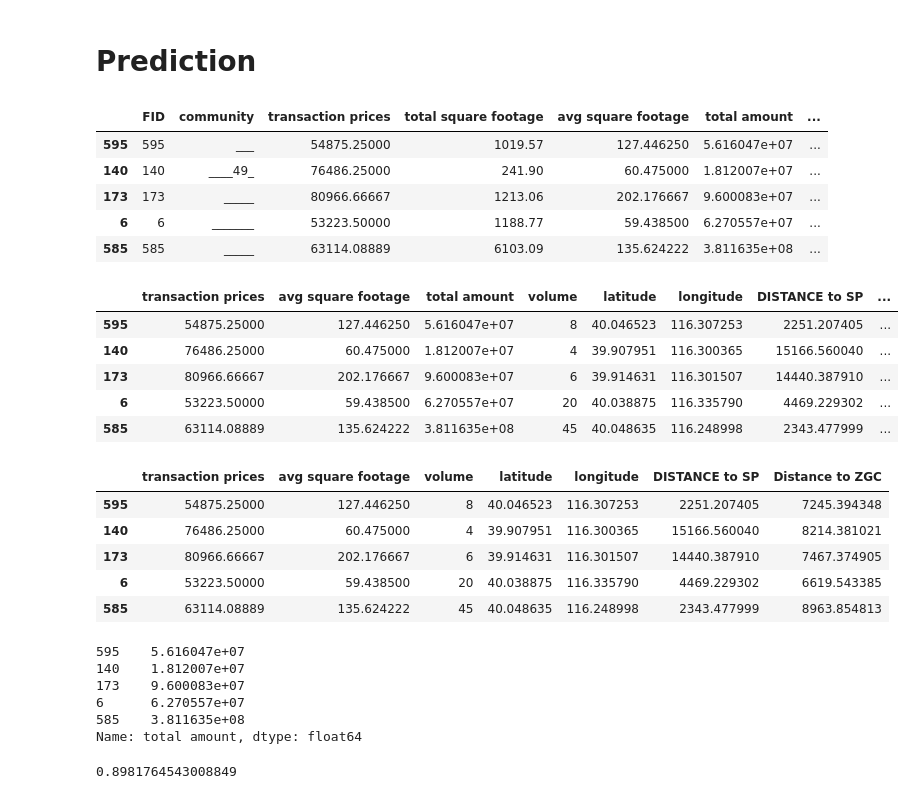
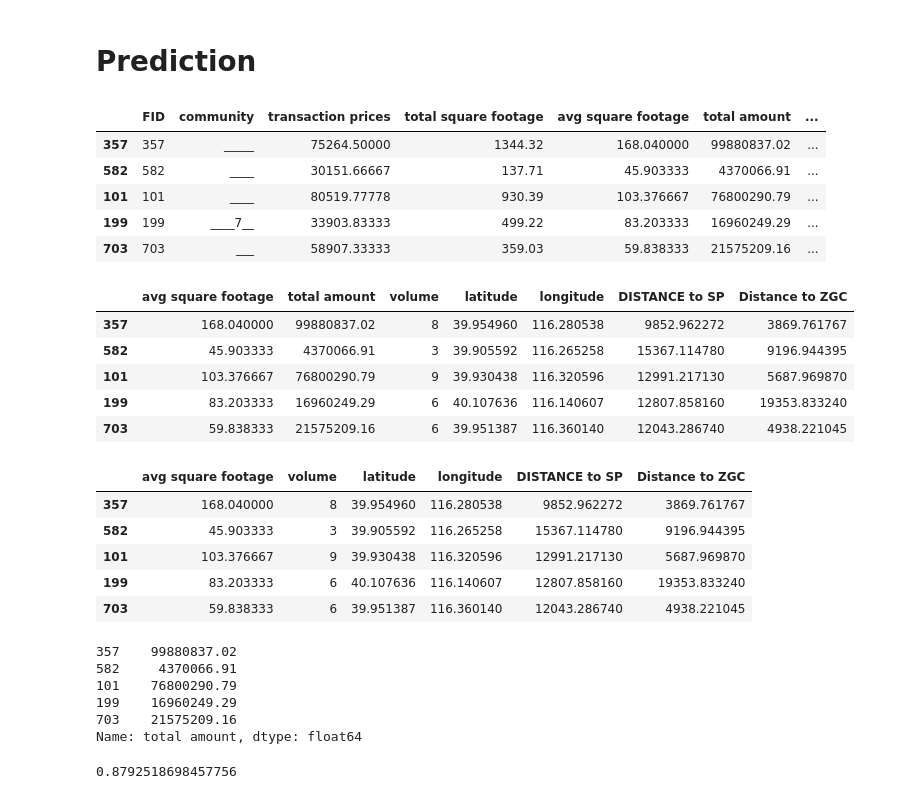
Before and after one commit to ShuweiLeung/ECE-143, a Jupyter notebook: visualization_prediction.ipynb, the cells around one changed output. Cells and saved outputs as stored; diff of their text form; code cells hidden in the pictures.

```diff
--- a/visualization_prediction.ipynb
+++ b/visualization_prediction.ipynb
@@ -266,50 +378,50 @@ import matplotlib as plt
 from sklearn.model_selection import train_test_split
 from sklearn.linear_model import LinearRegression
 # %%
-location = pd.read_csv('location_dataset.csv')
+location = pd.read_csv('dataset/location_dataset.csv')
 
-train, test = train_test_split(location,test_size=0.33,random_state=42)
+train, test = train_test_split(location,test_size=0.25,random_state=42)
 train.head()
 # %% [output]
 |  | FID | community | transaction prices | total square footage | avg square footage | total amount | ... |
-| 595 | 595 | ___ | 54875.25000 | 1019.57 | 127.446250 | 5.616047e+07 | ... |
-| 140 | 140 | ____49_ | 76486.25000 | 241.90 | 60.475000 | 1.812007e+07 | ... |
-| 173 | 173 | _____ | 80966.66667 | 1213.06 | 202.176667 | 9.600083e+07 | ... |
-| 6 | 6 | _______ | 53223.50000 | 1188.77 | 59.438500 | 6.270557e+07 | ... |
-| 585 | 585 | _____ | 63114.08889 | 6103.09 | 135.624222 | 3.811635e+08 | ... |
+| 357 | 357 | _____ | 75264.50000 | 1344.32 | 168.040000 | 99880837.02 | ... |
+| 582 | 582 | ____ | 30151.66667 | 137.71 | 45.903333 | 4370066.91 | ... |
+| 101 | 101 | ____ | 80519.77778 | 930.39 | 103.376667 | 76800290.79 | ... |
+| 199 | 199 | ____7__ | 33903.83333 | 499.22 | 83.203333 | 16960249.29 | ... |
+| 703 | 703 | ___ | 58907.33333 | 359.03 | 59.838333 | 21575209.16 | ... |
 # %%
-dropped_attributes = ['FID', 'community', 'total square footage', 'INPUT_FID']
+dropped_attributes = ['transaction prices', 'FID', 'community', 'total square footage', 'INPUT_FID']
 
 train = train.drop(dropped_attributes,axis=1)
 test = test.drop(dropped_attributes,axis=1)
 
 train.head()
 # %% [output]
-|  | transaction prices | avg square footage | total amount | volume | latitude | longitude | DISTANCE to SP | ... |
-| 595 | 54875.25000 | 127.446250 | 5.616047e+07 | 8 | 40.046523 | 116.307253 | 2251.207405 | ... |
-| 140 | 76486.25000 | 60.475000 | 1.812007e+07 | 4 | 39.907951 | 116.300365 | 15166.560040 | ... |
-| 173 | 80966.66667 | 202.176667 | 9.600083e+07 | 6 | 39.914631 | 116.301507 | 14440.387910 | ... |
-| 6 | 53223.50000 | 59.438500 | 6.270557e+07 | 20 | 40.038875 | 116.335790 | 4469.229302 | ... |
-| 585 | 63114.08889 | 135.624222 | 3.811635e+08 | 45 | 40.048635 | 116.248998 | 2343.477999 | ... |
+|  | avg square footage | total amount | volume | latitude | longitude | DISTANCE to SP | Distance to ZGC |
+| 357 | 168.040000 | 99880837.02 | 8 | 39.954960 | 116.280538 | 9852.962272 | 3869.761767 |
+| 582 | 45.903333 | 4370066.91 | 3 | 39.905592 | 116.265258 | 15367.114780 | 9196.944395 |
+| 101 | 103.376667 | 76800290.79 | 9 | 39.930438 | 116.320596 | 12991.217130 | 5687.969870 |
+| 199 | 83.203333 | 16960249.29 | 6 | 40.107636 | 116.140607 | 12807.858160 | 19353.833240 |
+| 703 | 59.838333 | 21575209.16 | 6 | 39.951387 | 116.360140 | 12043.286740 | 4938.221045 |
 # %%
 x_train = train.drop(['total amount'],axis=1)
 y_train = train['total amount']
 x_train.head()
 # %% [output]
-|  | transaction prices | avg square footage | volume | latitude | longitude | DISTANCE to SP | Distance to ZGC |
-| 595 | 54875.25000 | 127.446250 | 8 | 40.046523 | 116.307253 | 2251.207405 | 7245.394348 |
-| 140 | 76486.25000 | 60.475000 | 4 | 39.907951 | 116.300365 | 15166.560040 | 8214.381021 |
-| 173 | 80966.66667 | 202.176667 | 6 | 39.914631 | 116.301507 | 14440.387910 | 7467.374905 |
-| 6 | 53223.50000 | 59.438500 | 20 | 40.038875 | 116.335790 | 4469.229302 | 6619.543385 |
-| 585 | 63114.08889 | 135.624222 | 45 | 40.048635 | 116.248998 | 2343.477999 | 8963.854813 |
+|  | avg square footage | volume | latitude | longitude | DISTANCE to SP | Distance to ZGC |
+| 357 | 168.040000 | 8 | 39.954960 | 116.280538 | 9852.962272 | 3869.761767 |
+| 582 | 45.903333 | 3 | 39.905592 | 116.265258 | 15367.114780 | 9196.944395 |
+| 101 | 103.376667 | 9 | 39.930438 | 116.320596 | 12991.217130 | 5687.969870 |
+| 199 | 83.203333 | 6 | 40.107636 | 116.140607 | 12807.858160 | 19353.833240 |
+| 703 | 59.838333 | 6 | 39.951387 | 116.360140 | 12043.286740 | 4938.221045 |
 # %%
 y_train.head()
 # %% [output]
-595    5.616047e+07
-140    1.812007e+07
-173    9.600083e+07
-6      6.270557e+07
-585    3.811635e+08
+357    99880837.02
+582     4370066.91
+101    76800290.79
+199    16960249.29
+703    21575209.16
 Name: total amount, dtype: float64
 # %%
 # Linear regression
@@ -317,7 +429,7 @@ model1 = LinearRegression()
 model1.fit(x_train,y_train)
 model1.score(x_train,y_train)
 # %% [output]
-0.8981764543008849
+0.8792518698457756
 # %%
 x_test = test.drop('total amount',axis=1)
 y_predict = model1.predict(x_test)
```
Also changed, not shown: parts of 16 cells of this notebook, 2 other files.
